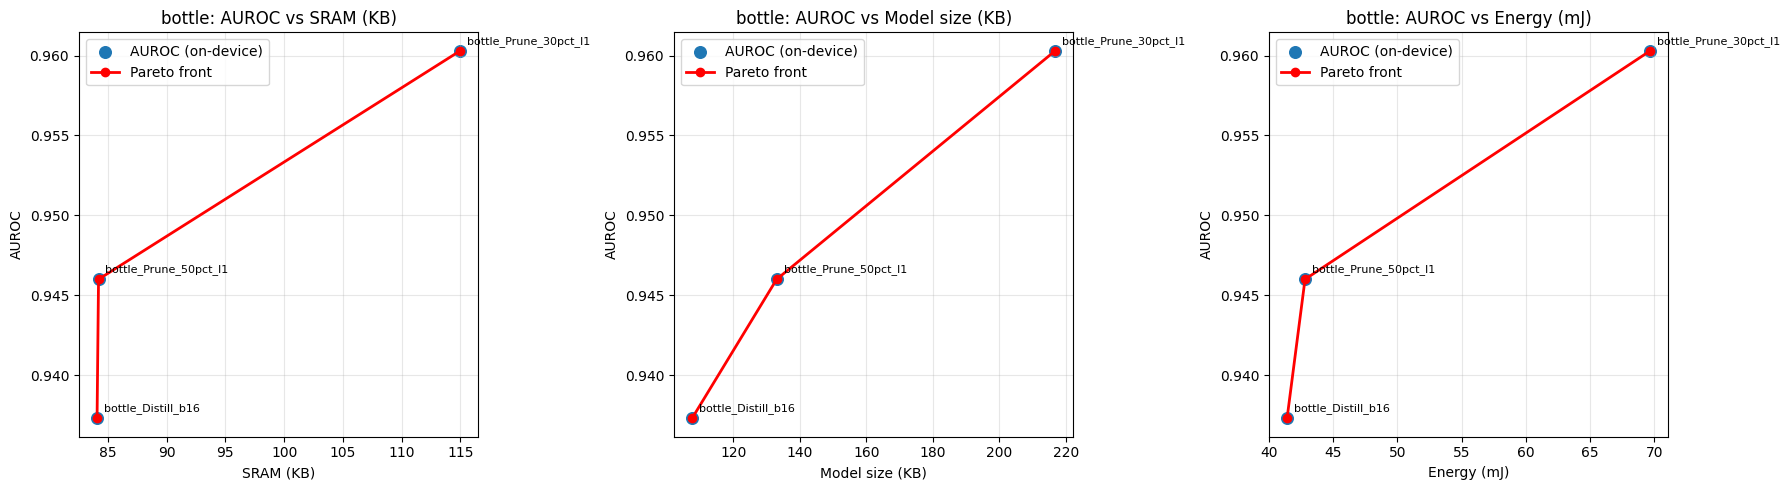
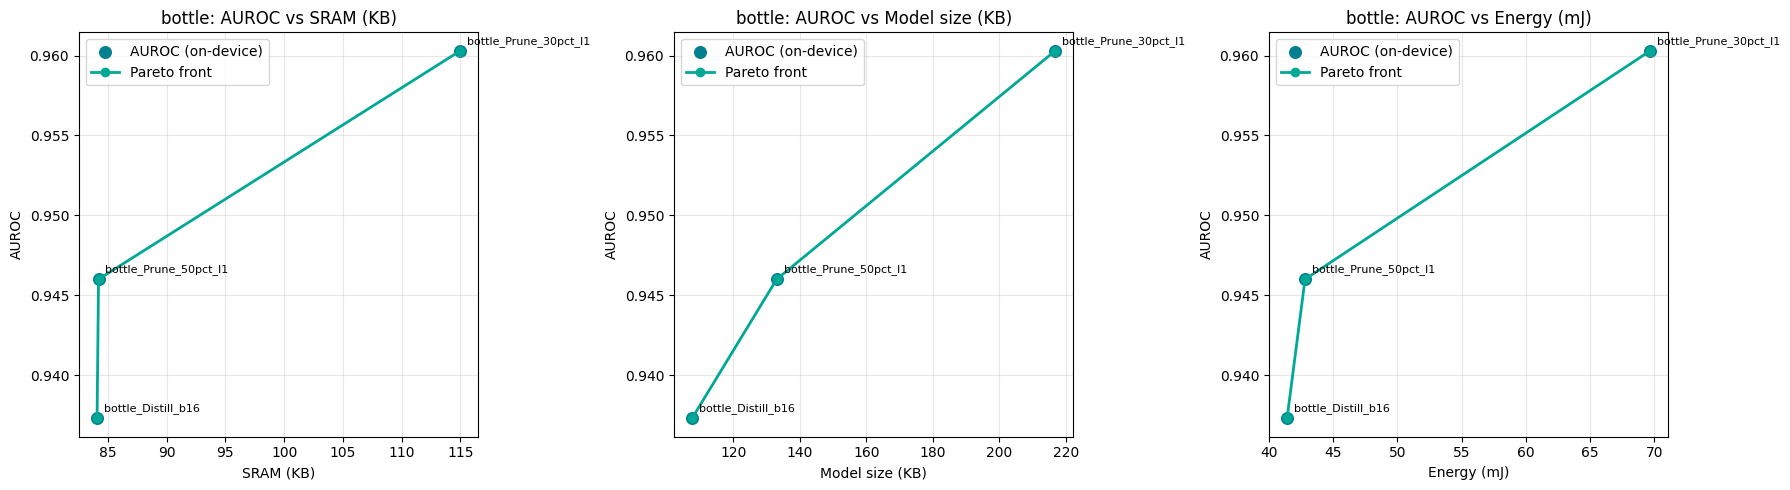
The change to this notebook cell's code, shown as a diff; its figure went from the first image to the second:
--- before
+++ after
@@ -1,4 +1,3 @@
 from pathlib import Path
-
 import matplotlib.pyplot as plt
 import pandas as pd
@@ -6,5 +5,4 @@
 
 def pareto_front(points):
-    # remove invalid entries (NaN / None safety)
     points = [
         p for p in points
@@ -24,4 +22,8 @@
 
 
+# Colors
+auroc_color = "#028090"
+pareto_color = "#00a896"
+
 # ------------------------------------------------------------------
 # Load data
@@ -29,8 +31,6 @@
 df = pd.read_csv("/content/stage3_out/ondevice_results.csv")
 
-# Safety cleanup (prevents matplotlib crashes)
 df = df.dropna(subset=["auroc_ondevice", "SRAM_arena", "model_size", "energy_mJ"])
 
-# Convert units
 df["SRAM_KB"] = df["SRAM_arena"] / 1024
 df["model_size_KB"] = df["model_size"] / 1024
@@ -59,9 +59,10 @@
         ]
 
-        # Scatter
+        # Scatter (AUROC points)
         ax.scatter(
             [p[0] for p in pts],
             [p[1] for p in pts],
             s=70,
+            color=auroc_color,
             label=AUROC_LABEL,
         )
@@ -82,6 +83,7 @@
             [p[0] for p in front],
             [p[1] for p in front],
-            "r-o",
+            "-o",
             linewidth=2,
+            color=pareto_color,
             label="Pareto front",
         )
@@ -94,4 +96,8 @@
 
     plt.tight_layout()
-    plt.savefig(f"pareto_ondevice_{category}.png", dpi=150, bbox_inches="tight")
+    plt.savefig(
+        "OndeviceAurocVsSramVsSizeVsEnergy.png",
+        dpi=150,
+        bbox_inches="tight"
+    )
     plt.show()

Commit: Save images and create diagrams for presentation